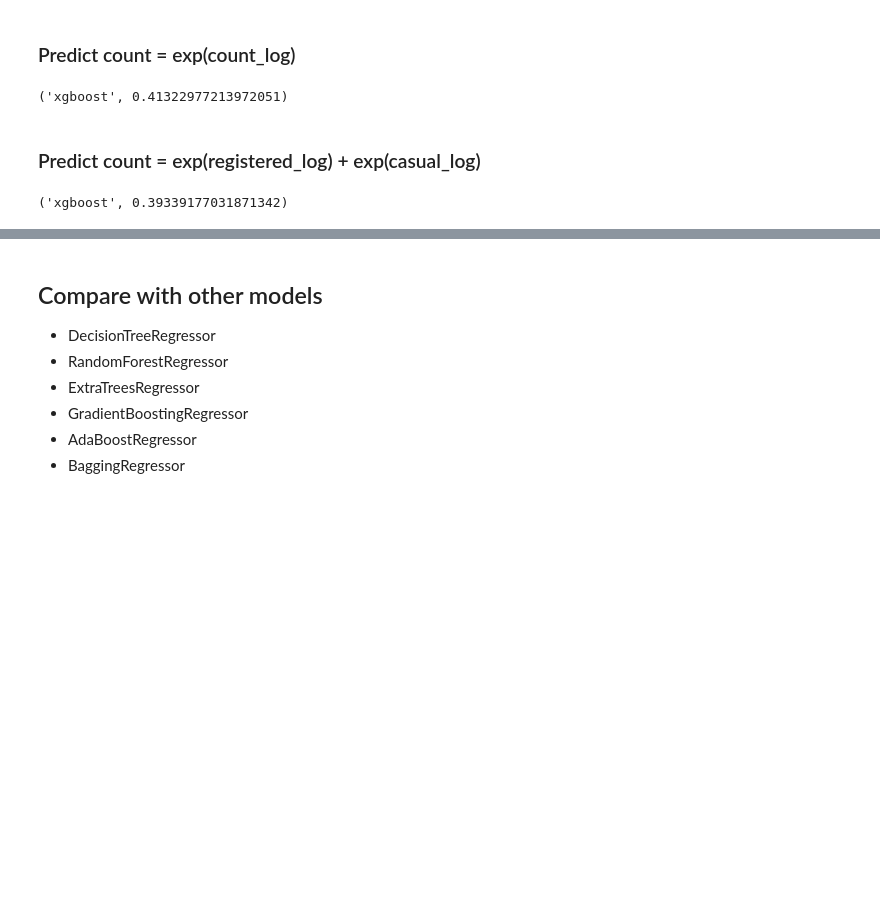
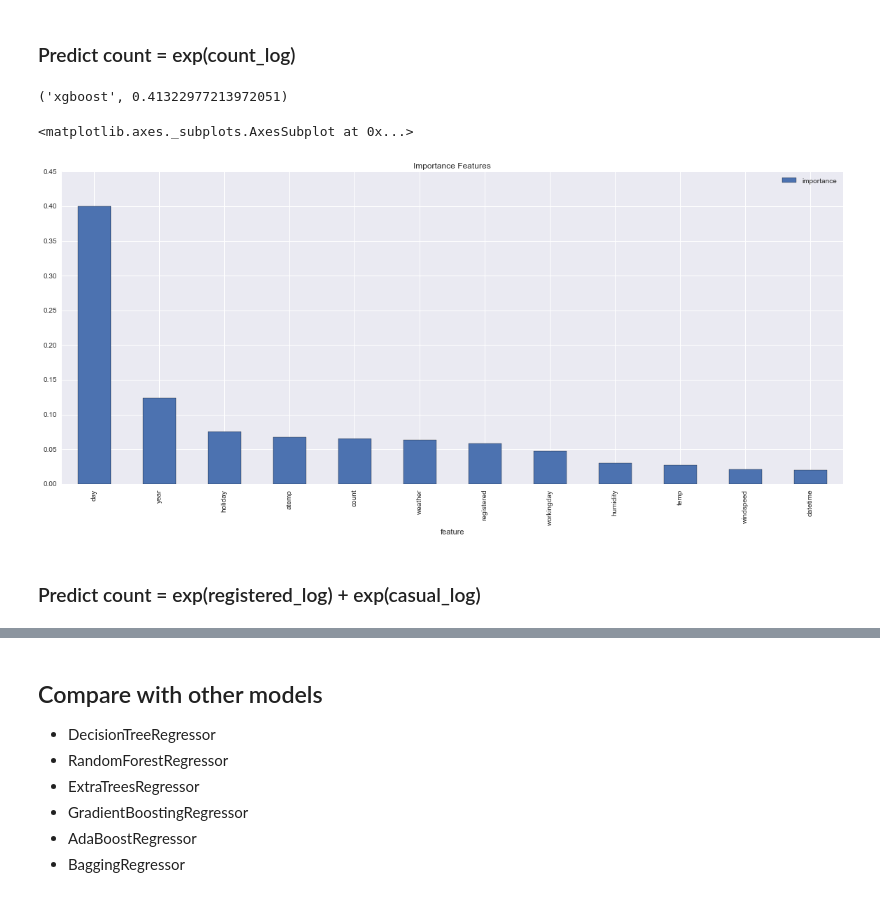
Before and after one commit to dataworkshop/xgboost, a Jupyter notebook: step3.ipynb, the cells around one changed output, grey strips where cells are left out. Drawn from its saved outputs; the diff is of its cells as text; code cells hidden in the pictures; blank space fills up the shorter version.

```diff
--- a/step3.ipynb
+++ b/step3.ipynb
@@ -214,13 +245,13 @@ for name in ['registered', 'casual']:
     train['{0}_log'.format(name)] = train[name].map(lambda x: np.log2(x+1) )
 # %% [markdown]
 ### Predict count = exp(count_log)
-# %%
-print('xgboost', count_prediction(train, xgb.XGBRegressor(), 'count_log'))
-# %% [output]
-('xgboost', 0.41322977213972051)
+# %%
+model = xgb.XGBRegressor()
+print('xgboost', count_prediction(train, model, 'count_log'))
+draw_importance_features(model, train)
+# %% [output]
+('xgboost', 0.41322977213972051)
+<matplotlib.axes._subplots.AxesSubplot at 0x...>
+[figure, added]
 # %% [markdown]
 ### Predict count = exp(registered_log) + exp(casual_log)
-# %%
-print('xgboost', log_registered_casual_prediction(train, xgb.XGBRegressor()))
-# %% [output]
-('xgboost', 0.39339177031871342)
```
Also changed, not shown: parts of 14 cells of this notebook.
